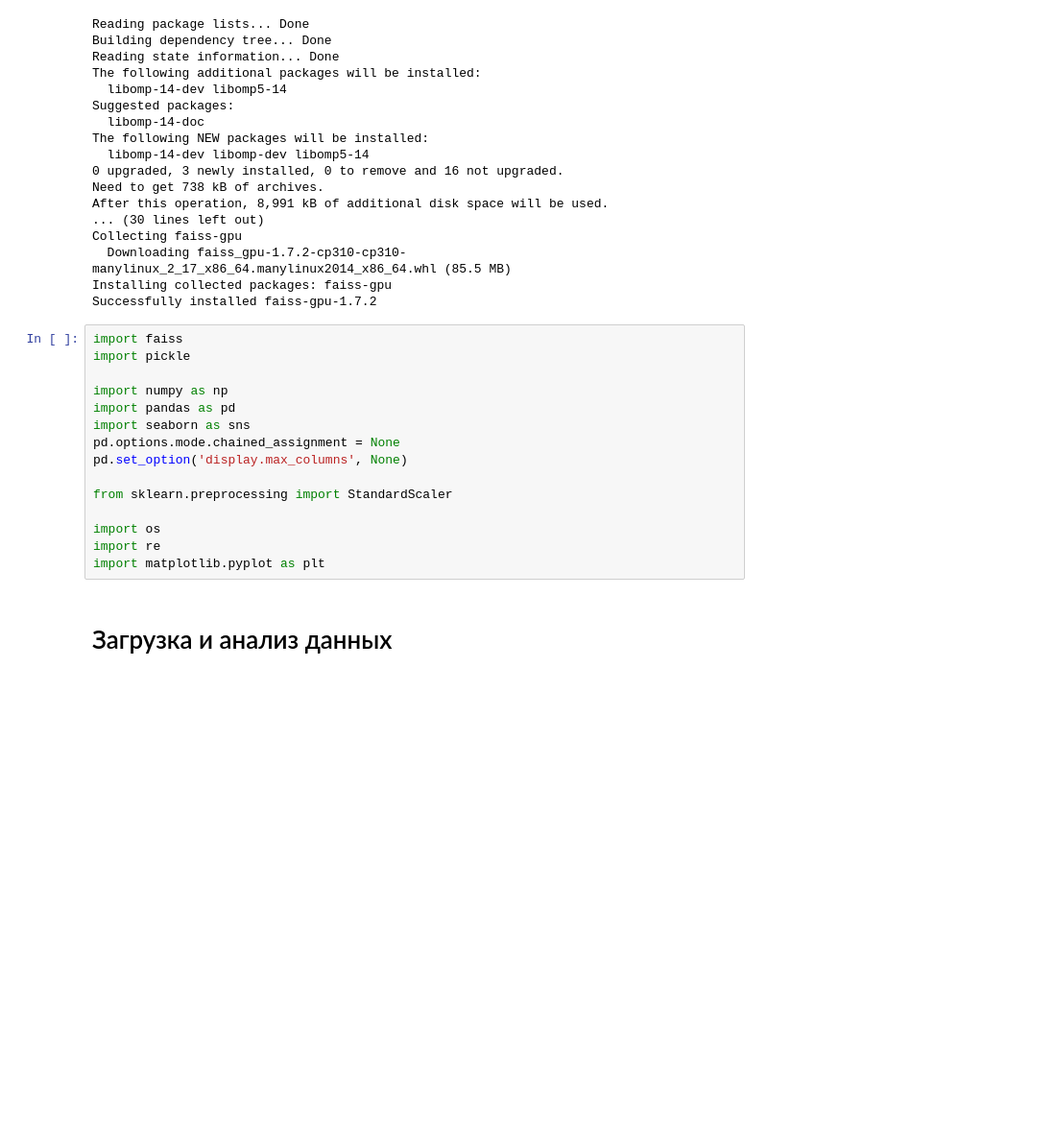
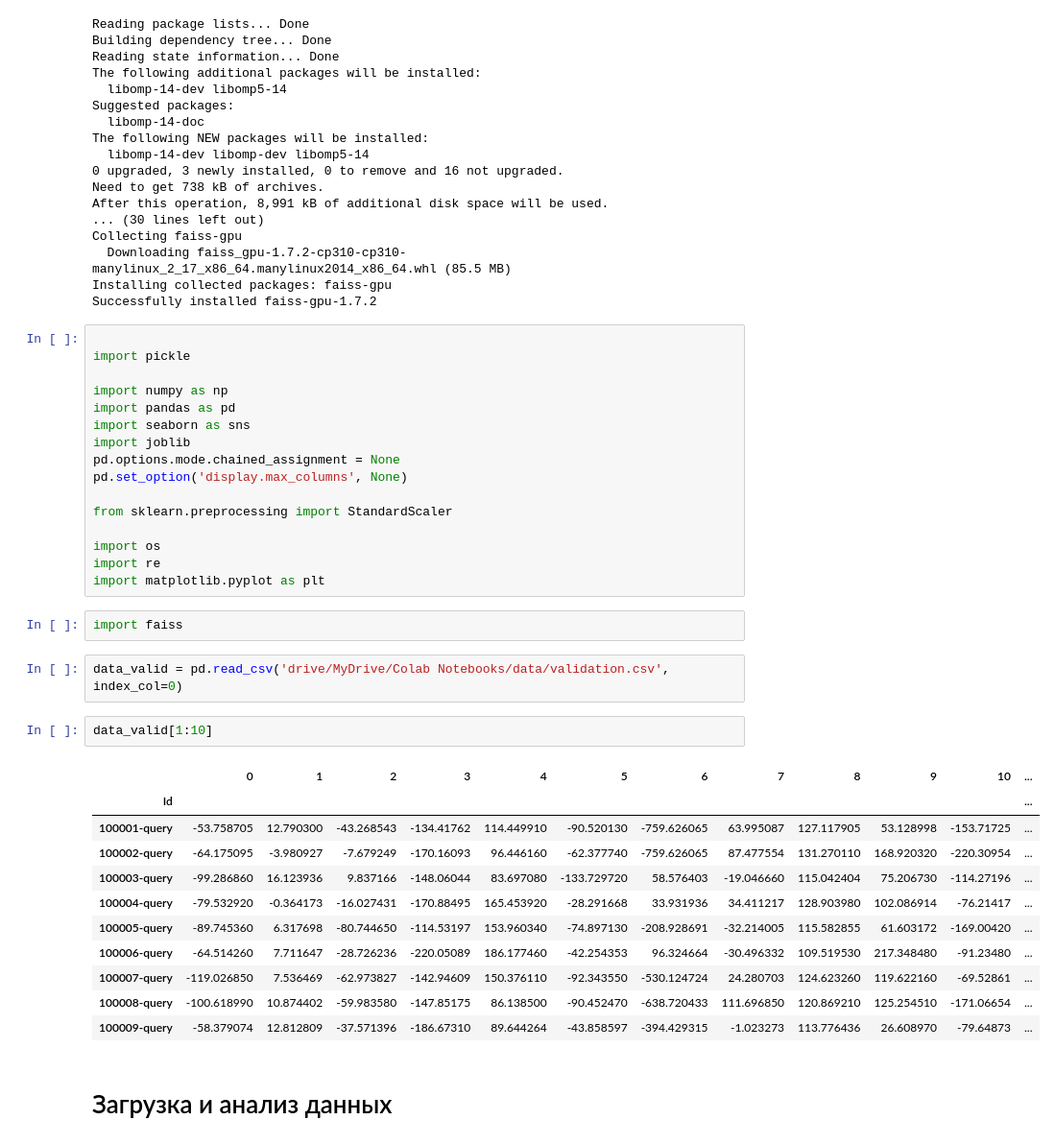
Before and after one commit to fedor-konovalenko/marketplace_matching, a Jupyter notebook: matching_part_1.ipynb, the cells around one changed output. Shown at 96% size. Cells and saved outputs as stored; diff of their text form; blank space fills up the shorter version.

```diff
--- a/matching_part_1.ipynb
+++ b/matching_part_1.ipynb
@@ -26,12 +26,13 @@ Collecting faiss-gpu
 Installing collected packages: faiss-gpu
 Successfully installed faiss-gpu-1.7.2
 # %%
-import faiss
+
 import pickle
 
 import numpy as np
 import pandas as pd
 import seaborn as sns
+import joblib
 pd.options.mode.chained_assignment = None
 pd.set_option('display.max_columns', None)
 
@@ -40,6 +41,24 @@ from sklearn.preprocessing import StandardScaler
 import os
 import re
 import matplotlib.pyplot as plt
+# %%
+import faiss
+# %%
+data_valid = pd.read_csv('drive/MyDrive/Colab Notebooks/data/validation.csv', index_col=0)
+# %%
+data_valid[1:10]
+# %% [output]
+|  | 0 | 1 | 2 | 3 | 4 | 5 | 6 | 7 | 8 | 9 | 10 | ... |
+| Id |  |  |  |  |  |  |  |  |  |  |  | ... |
+| 100001-query | -53.758705 | 12.790300 | -43.268543 | -134.41762 | 114.449910 | -90.520130 | -759.626065 | 63.995087 | 127.117905 | 53.128998 | -153.71725 | ... |
+| 100002-query | -64.175095 | -3.980927 | -7.679249 | -170.16093 | 96.446160 | -62.377740 | -759.626065 | 87.477554 | 131.270110 | 168.920320 | -220.30954 | ... |
+| 100003-query | -99.286860 | 16.123936 | 9.837166 | -148.06044 | 83.697080 | -133.729720 | 58.576403 | -19.046660 | 115.042404 | 75.206730 | -114.27196 | ... |
+| 100004-query | -79.532920 | -0.364173 | -16.027431 | -170.88495 | 165.453920 | -28.291668 | 33.931936 | 34.411217 | 128.903980 | 102.086914 | -76.21417 | ... |
+| 100005-query | -89.745360 | 6.317698 | -80.744650 | -114.53197 | 153.960340 | -74.897130 | -208.928691 | -32.214005 | 115.582855 | 61.603172 | -169.00420 | ... |
+| 100006-query | -64.514260 | 7.711647 | -28.726236 | -220.05089 | 186.177460 | -42.254353 | 96.324664 | -30.496332 | 109.519530 | 217.348480 | -91.23480 | ... |
+| 100007-query | -119.026850 | 7.536469 | -62.973827 | -142.94609 | 150.376110 | -92.343550 | -530.124724 | 24.280703 | 124.623260 | 119.622160 | -69.52861 | ... |
+| 100008-query | -100.618990 | 10.874402 | -59.983580 | -147.85175 | 86.138500 | -90.452470 | -638.720433 | 111.696850 | 120.869210 | 125.254510 | -171.06654 | ... |
+| 100009-query | -58.379074 | 12.812809 | -37.571396 | -186.67310 | 89.644264 | -43.858597 | -394.429315 | -1.023273 | 113.776436 | 26.608970 | -79.64873 | ... |
 # %% [markdown]
 # Загрузка и анализ данных
 # %%
```
Also changed, not shown: parts of 4 cells of this notebook, 18 other files.
